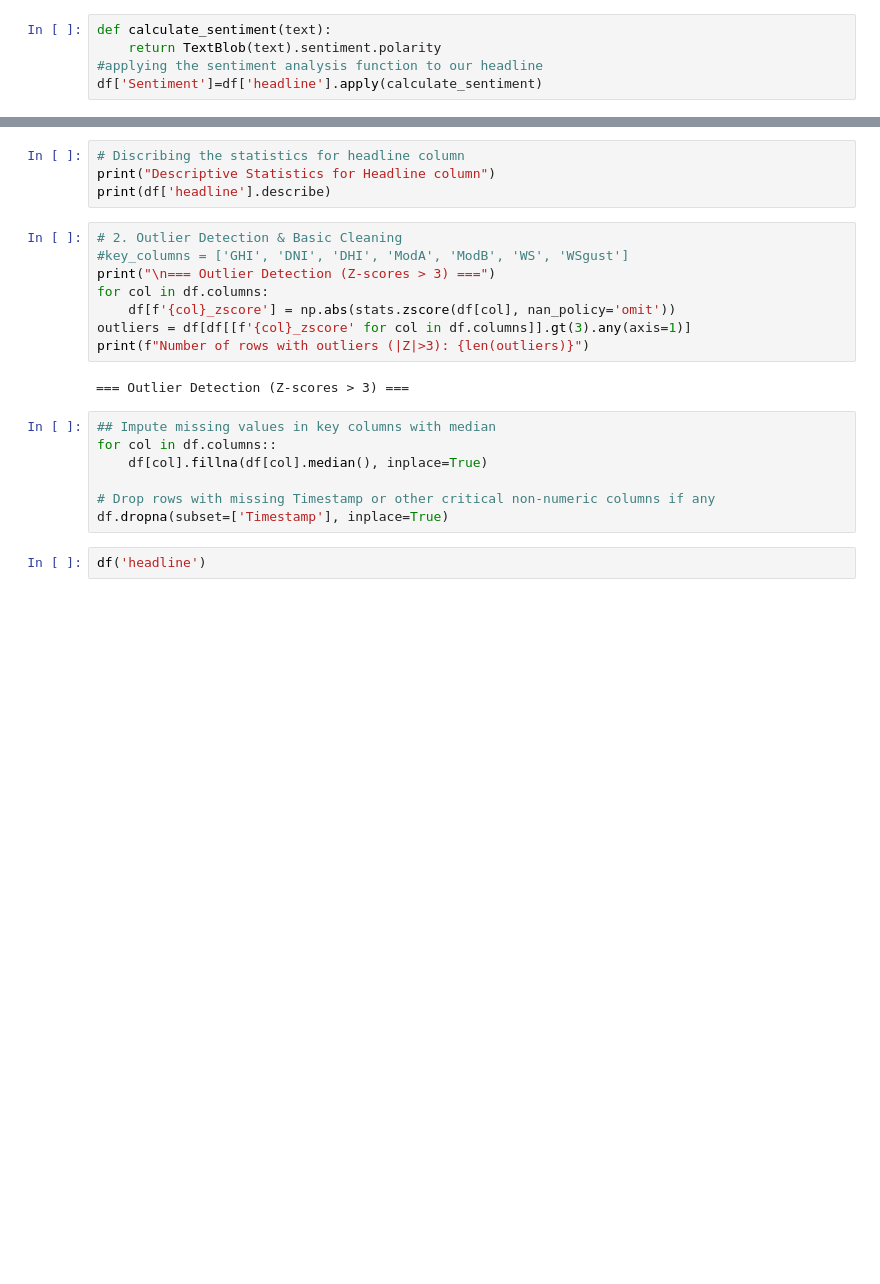
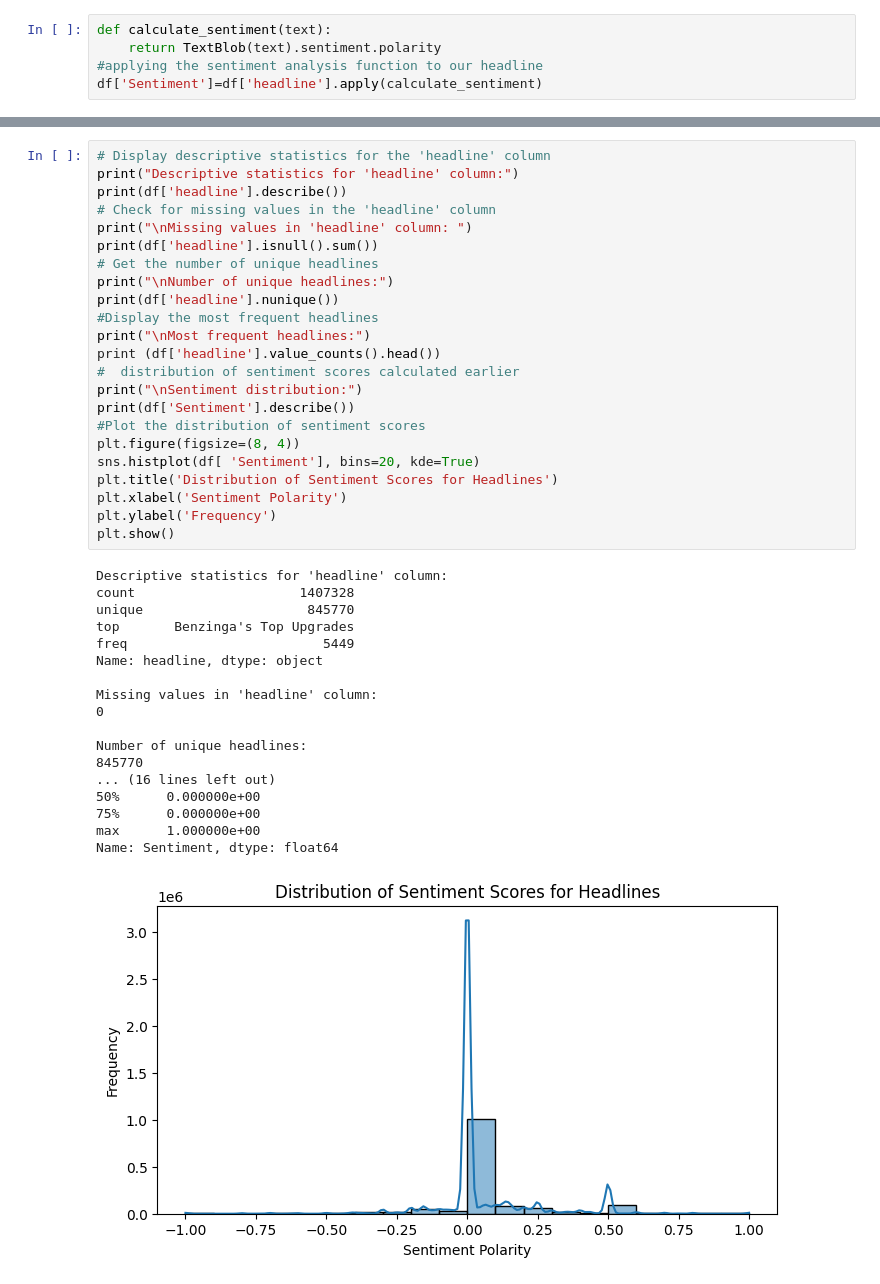
Before and after one commit to nanecha/Week1_Challenge, a Jupyter notebook: notebooks/EDA for raw_analyst.ipynb, the cells around one changed output, grey strips where cells are left out. Saved outputs shown, nothing was run; the diff lists cells and outputs as text; blank space fills up the shorter version.

```diff
--- a/notebooks/EDA for raw_analyst.ipynb
+++ b/notebooks/EDA for raw_analyst.ipynb
@@ -42,23 +82,42 @@ df.head()
-# %%
-# Discribing the statistics for headline column
-print("Descriptive Statistics for Headline column")
-print(df['headline'].describe)
-# %%
-# 2. Outlier Detection & Basic Cleaning
-#key_columns = ['GHI', 'DNI', 'DHI', 'ModA', 'ModB', 'WS', 'WSgust']
-print("\n=== Outlier Detection (Z-scores > 3) ===")
-for col in df.columns:
-    df[f'{col}_zscore'] = np.abs(stats.zscore(df[col], nan_policy='omit'))
-outliers = df[df[[f'{col}_zscore' for col in df.columns]].gt(3).any(axis=1)]
-print(f"Number of rows with outliers (|Z|>3): {len(outliers)}")
-# %% [output]
-=== Outlier Detection (Z-scores > 3) ===
-# %%
-## Impute missing values in key columns with median
-for col in df.columns::
-    df[col].fillna(df[col].median(), inplace=True)
-
-# Drop rows with missing Timestamp or other critical non-numeric columns if any
-df.dropna(subset=['Timestamp'], inplace=True)
-# %%
-df('headline')
+# %%
+# Display descriptive statistics for the 'headline' column
+print("Descriptive statistics for 'headline' column:")
+print(df['headline'].describe())
+# Check for missing values in the 'headline' column
+print("\nMissing values in 'headline' column: ")
+print(df['headline'].isnull().sum())
+# Get the number of unique headlines
+print("\nNumber of unique headlines:")
+print(df['headline'].nunique())
+#Display the most frequent headlines
+print("\nMost frequent headlines:")
+print (df['headline'].value_counts().head())
+#  distribution of sentiment scores calculated earlier
+print("\nSentiment distribution:")
+print(df['Sentiment'].describe())
+#Plot the distribution of sentiment scores
+plt.figure(figsize=(8, 4))
+sns.histplot(df[ 'Sentiment'], bins=20, kde=True)
+plt.title('Distribution of Sentiment Scores for Headlines')
+plt.xlabel('Sentiment Polarity')
+plt.ylabel('Frequency')
+plt.show()
+# %% [output]
+Descriptive statistics for 'headline' column:
+count                     1407328
+unique                     845770
+top       Benzinga's Top Upgrades
+freq                         5449
+Name: headline, dtype: object
+
+Missing values in 'headline' column:
+0
+
+Number of unique headlines:
+845770
+... (16 lines left out)
+50%      0.000000e+00
+75%      0.000000e+00
+max      1.000000e+00
+Name: Sentiment, dtype: float64
+[figure, added]
```
Also changed, not shown: parts of 8 cells of this notebook, 6 other files.
